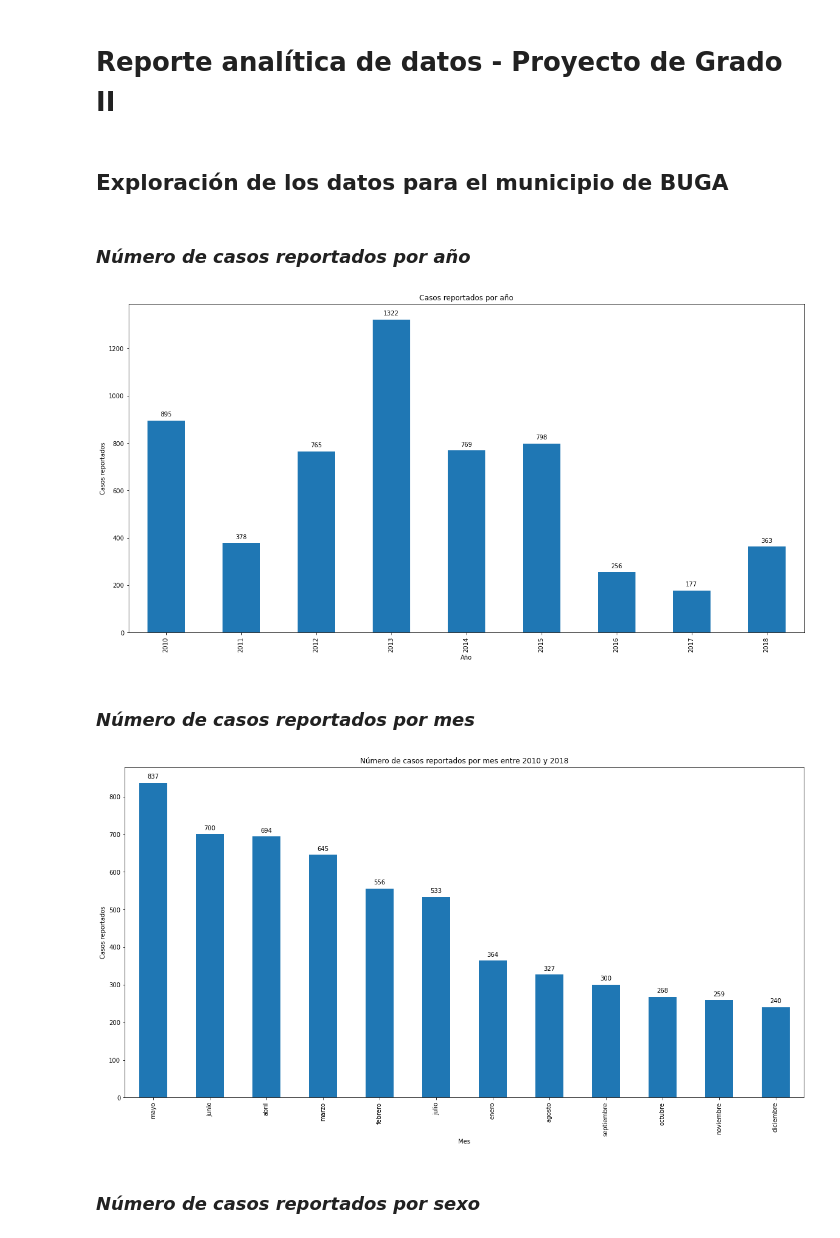
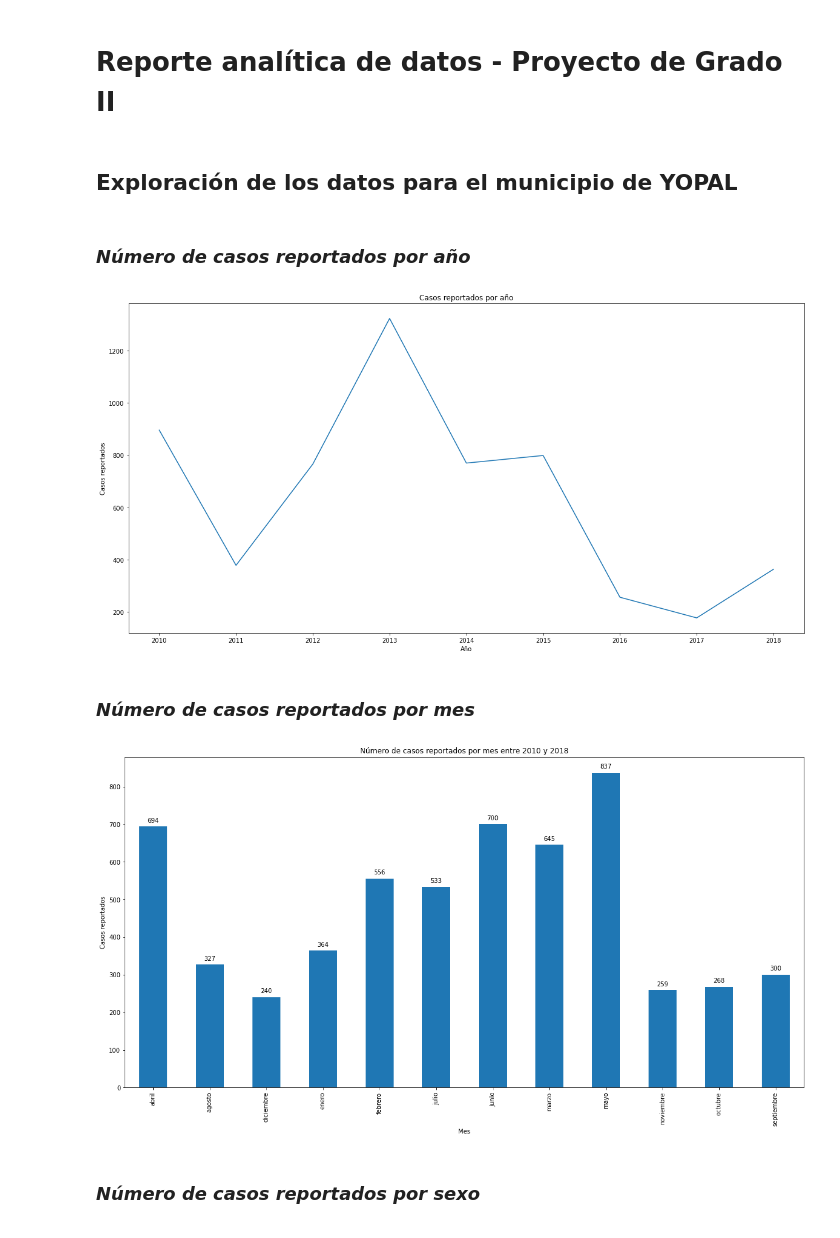
Before and after one commit to JuanImbachi/PDG, a Jupyter notebook: data_analytics/Exploración datos Yopal.ipynb, the cells around one changed output. Drawn from its saved outputs; the diff is of its cells as text; code cells hidden in the pictures.

```diff
--- a/data_analytics/Exploración datos Yopal.ipynb
+++ b/data_analytics/Exploración datos Yopal.ipynb
@@ -1,7 +1,7 @@
 # %% [markdown]
 # Reporte analítica de datos - Proyecto de Grado II
 # %% [markdown]
-## Exploración de los datos para el municipio de BUGA
+## Exploración de los datos para el municipio de YOPAL
 # %%
 import pandas as pd
 import matplotlib.pyplot as plt
@@ -13,24 +14,24 @@ df = pd.DataFrame(yopal)
 # %% [markdown]
 ### *Número de casos reportados por año*
 # %%
-years = df['Ano'].value_counts().sort_index().plot(kind='bar', figsize=(20, 10))
+years = df['Ano'].value_counts().sort_index().plot(kind='line', figsize=(20, 10))
 years.set_xlabel('Año')
 years.set_ylabel('Casos reportados')
 years.set_title('Casos reportados por año')
 
 for p in years.patches:
     years.annotate(np.round(p.get_height(),decimals=2),
                 (p.get_x()+p.get_width()/2., p.get_height()),
                 ha='center',
                 va='center',
                 xytext=(0, 10),
                 textcoords='offset points')
 # %% [output]
-[figure, old version]
+[figure, new version]
 # %% [markdown]
 ### *Número de casos reportados por mes*
 # %%
-months = df['MesOcurrencia'].value_counts().plot(kind='bar', figsize=(20, 10))
+months = df['MesOcurrencia'].value_counts().sort_index().plot(kind='bar', figsize=(20, 10))
 months.set_xlabel('Mes')
 months.set_ylabel('Casos reportados')
 months.set_title('Número de casos reportados por mes entre 2010 y 2018')
@@ -43,7 +44,7 @@ for p in months.patches:
                 xytext=(0, 10),
                 textcoords='offset points')
 # %% [output]
-[figure, old version]
+[figure, new version]
 # %% [markdown]
 ### *Número de casos reportados por sexo*
 # %%
```
Also changed, not shown: parts of 13 cells of this notebook, 1 other file.
